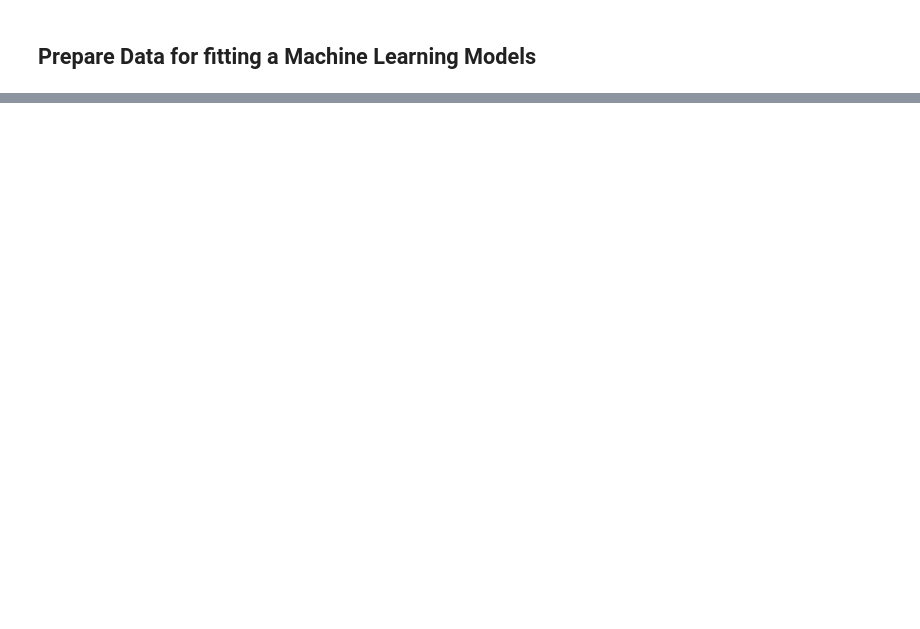
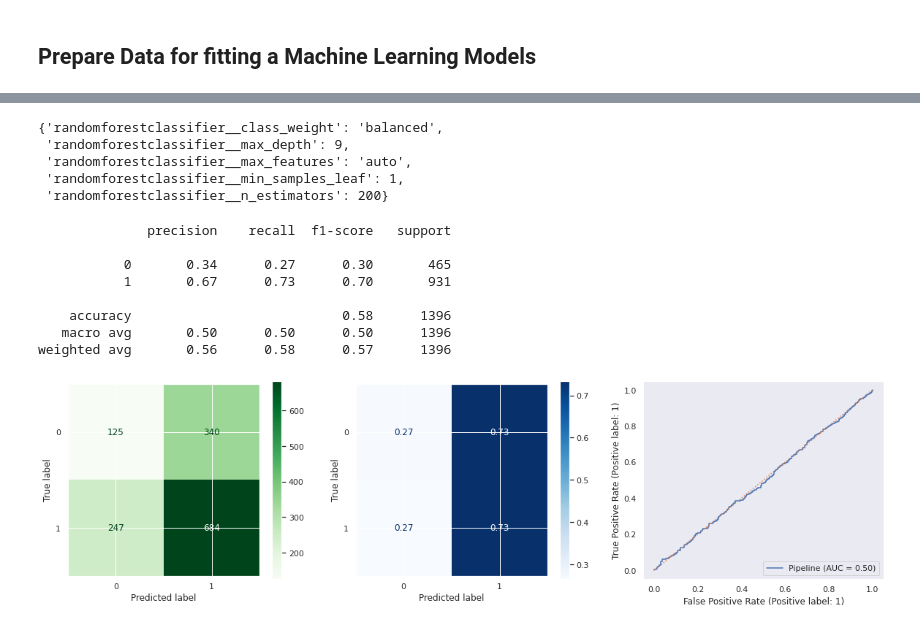
Before and after one commit to AliyevaO/Loan, a Jupyter notebook: Loan_project.ipynb, the cells around one changed output, grey strips where cells are left out. Saved outputs shown, nothing was run; the diff lists cells and outputs as text; code cells hidden in the pictures; blank space fills up the shorter version.

```diff
--- a/Loan_project.ipynb
+++ b/Loan_project.ipynb
@@ -368,0 +650,12 @@ plt.savefig('Average Applicant and CoApplicant income.png', dpi = 300);
+# %%
+#make a dictionary with parameters to tune the model
+params = {'randomforestclassifier__max_depth': range(1, 10),
+          'randomforestclassifier__max_features': ['auto', 'sqrt'],
+          'randomforestclassifier__min_samples_leaf':[1, 2, 4],
+          'randomforestclassifier__n_estimators': [100, 200,],
+          'randomforestclassifier__class_weight':['balanced','balanced_subsample']}
+# %%
+#use GridSearchCV to find best parameters for the model
+rf_grid = GridSearchCV(rf_pipe, params)
+
+rf_grid.fit(X_train, y_train)
@@ -368,0 +680,25 @@ plt.savefig('Average Applicant and CoApplicant income.png', dpi = 300);
+# %%
+#check best parameters for the model
+rf_grid.best_params_
+# %% [output]
+{'randomforestclassifier__class_weight': 'balanced',
+ 'randomforestclassifier__max_depth': 9,
+ 'randomforestclassifier__max_features': 'auto',
+ 'randomforestclassifier__min_samples_leaf': 1,
+ 'randomforestclassifier__n_estimators': 200}
+# %%
+#make the best version of the model from the gridsearch object
+best_rf = rf_grid.best_estimator_
+# %%
+#display a classification report, confusion matrix and ROC AUC for Random Forest with best parameters
+evaluate_classification(best_rf, X_test, y_test)
+# %% [output]
+              precision    recall  f1-score   support
+
+           0       0.34      0.27      0.30       465
+           1       0.67      0.73      0.70       931
+
+    accuracy                           0.58      1396
+   macro avg       0.50      0.50      0.50      1396
+weighted avg       0.56      0.58      0.57      1396
+[figure, added]
```
Also changed, not shown: parts of 60 cells of this notebook.
